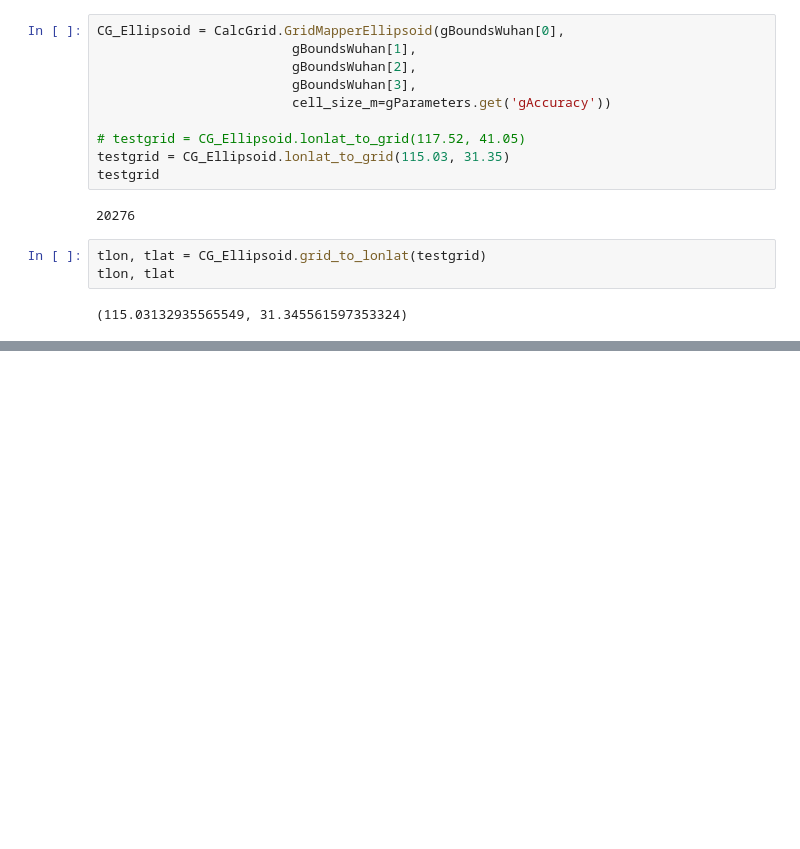
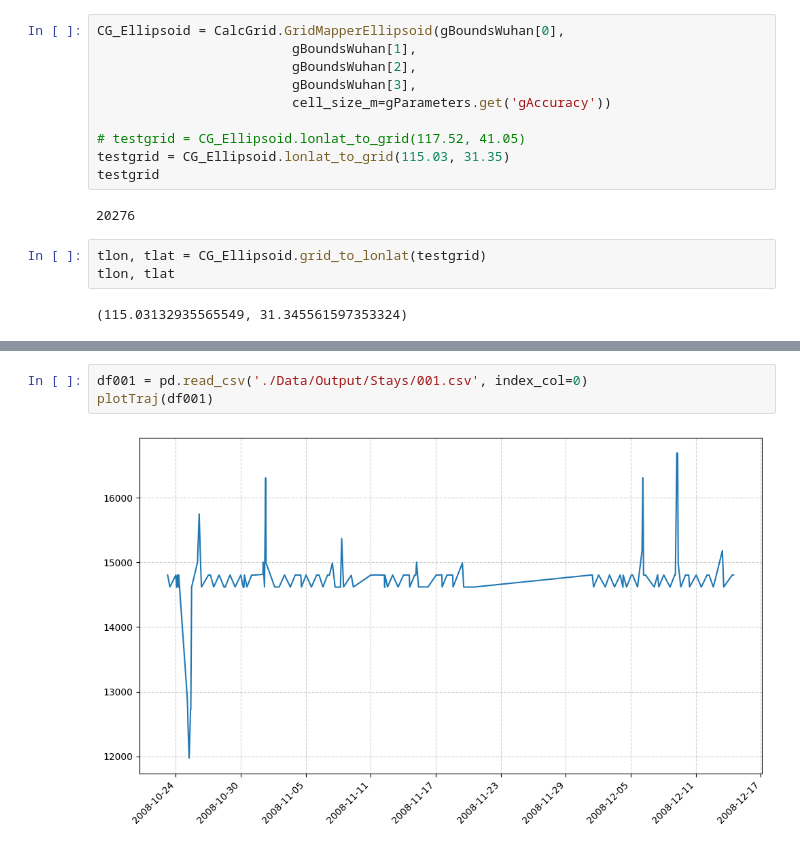
Before and after one commit to youareeverysingleday/TrajectoryFeatureGeneration, a Jupyter notebook: Test.ipynb, the cells around one changed output, grey strips where cells are left out. Drawn from its saved outputs; the diff is of its cells as text; blank space fills up the shorter version.

```diff
--- a/Test.ipynb
+++ b/Test.ipynb
@@ -56,0 +84,5 @@ tlon, tlat
+# %%
+df001 = pd.read_csv('./Data/Output/Stays/001.csv', index_col=0)
+plotTraj(df001)
+# %% [output]
+[figure, added]
```
Also changed, not shown: parts of 4 cells of this notebook, 1 other file.
